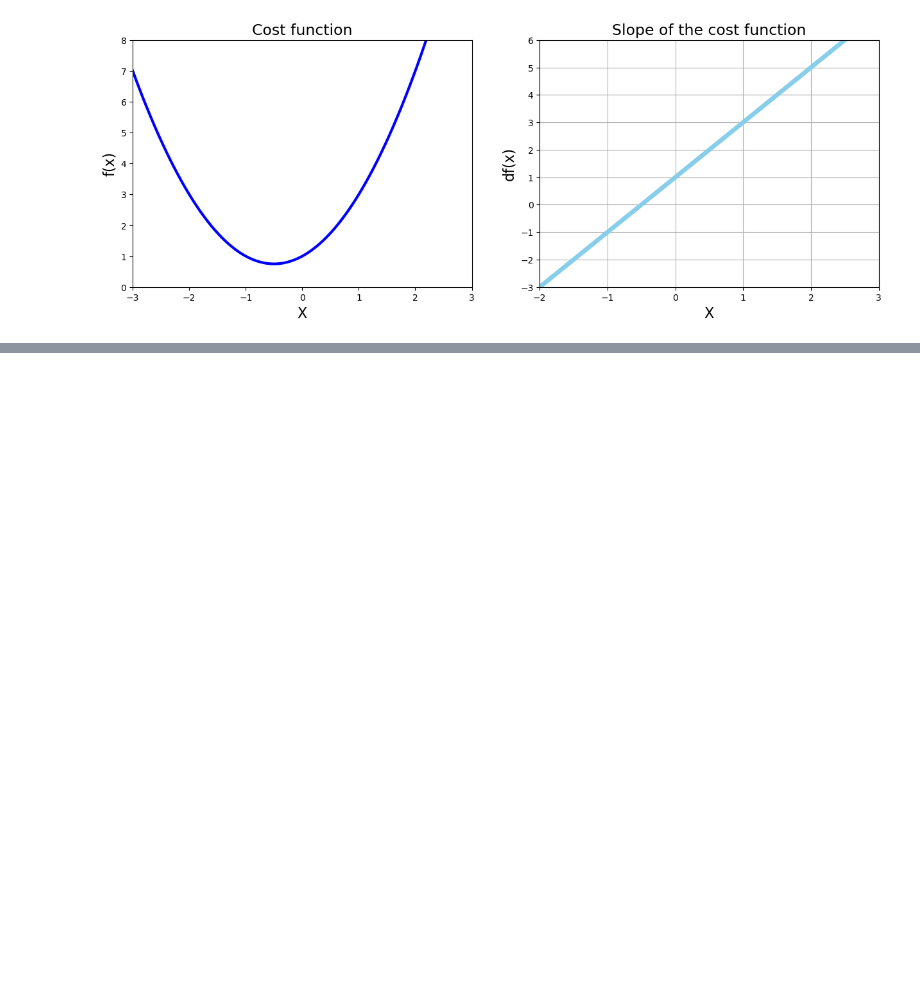
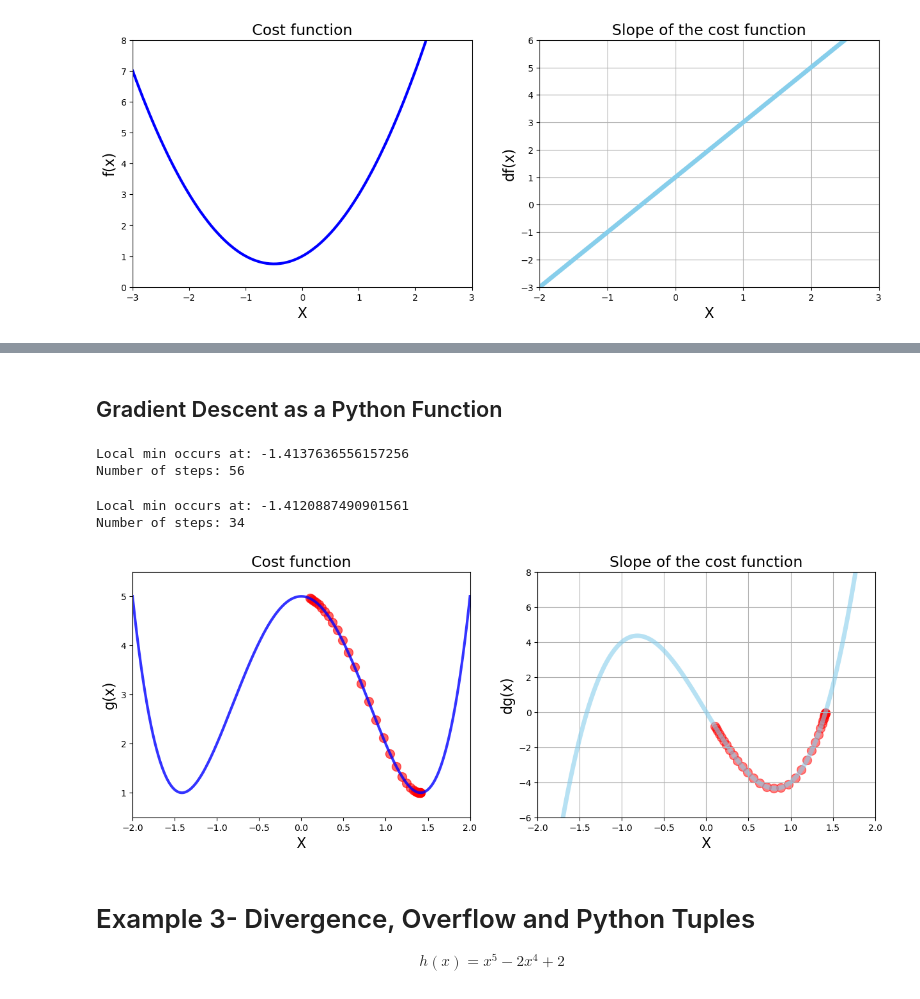
Before and after one commit to pajochain/MLBootCamp, a Jupyter notebook: Optimization and Gradient Descent Algorithm/03 Gradient Descent.ipynb, the cells around one changed output, grey strips where cells are left out. Saved outputs shown, nothing was run; the diff lists cells and outputs as text; code cells hidden in the pictures; blank space fills up the shorter version.

```diff
--- a/Optimization and Gradient Descent Algorithm/03 Gradient Descent.ipynb
+++ b/Optimization and Gradient Descent Algorithm/03 Gradient Descent.ipynb
@@ -68,0 +235,2 @@ plt.show()
+# %% [markdown]
+## Gradient Descent as a Python Function
@@ -68,0 +265,63 @@ plt.show()
+# %%
+local_min, list_x, deriv_list = gradient_descent(derivative_func=dg,
+                                                 initial_guess=-0.5,
+                                                 multiplier=0.01,
+                                                 precision=0.0001) #dg is ag is a pointer to the dg() function
+print('Local min occurs at:', local_min)
+print('Number of steps:', len(list_x))
+# %% [output]
+Local min occurs at: -1.4137636556157256
+Number of steps: 56
+# %%
+local_min, list_x, deriv_list = gradient_descent(derivative_func=dg,
+                                                 initial_guess=-0.1) #dg is ag is a pointer to the dg() function
+print('Local min occurs at:', local_min)
+print('Number of steps:', len(list_x))
+# %% [output]
+Local min occurs at: -1.4120887490901561
+Number of steps: 34
+# %%
+#Calling gradient descent function
+local_min, list_x, deriv_list = gradient_descent(derivative_func=dg,
+                                                 initial_guess=0.1)
+
+# Superimpose the gradient descent calculations on plot
+# Visualizes how the algortihm works
+
+plt.figure(figsize=[15, 5])
+
+# 1 Chart: Cost function
+plt.subplot(1, 2, 1) #1 row, 2 columns, index 1
+plt.xlim(-2,2)
+plt.ylim(0.5,5.5)
+
+plt.xlabel('X', fontsize=16)
+plt.ylabel('g(x)', fontsize=16)
+plt.title('Cost function', fontsize=17)
+
+plt.plot(x_2, g(x_2), color='blue', linewidth=3, alpha=0.8)
+#Adds scatter plot of gradiant descent algorithm results
+#Must convert list to array before plugging into a function
+plt.scatter(list_x, g(np.array(list_x)), color='red', s=100, alpha=0.6)
+
+
+# 2 Chart: Derivative
+plt.subplot(1, 2, 2) #1 row, 2 columns, index 2
+plt.xlim(-2,2)
+plt.ylim(-6,8)
+
+plt.xlabel('X', fontsize=16)
+plt.ylabel('dg(x)', fontsize=16)
+plt.title('Slope of the cost function', fontsize=17)
+plt.grid()
+
+plt.plot(x_2, dg(x_2), color='skyblue', linewidth=5, alpha=0.6)
+#Adds scatter plot of gradiant descent algorithm results
+#Must convert list to array before plugging into a function
+plt.scatter(list_x, deriv_list, color='red', s=100, alpha=0.5)
+plt.show()
+# %% [output]
+[figure, added]
+# %% [markdown]
+# Example 3- Divergence, Overflow and Python Tuples
+$$h(x) = x^5 - 2x^4 + 2$$
```
Also changed, not shown: parts of 19 cells of this notebook.
